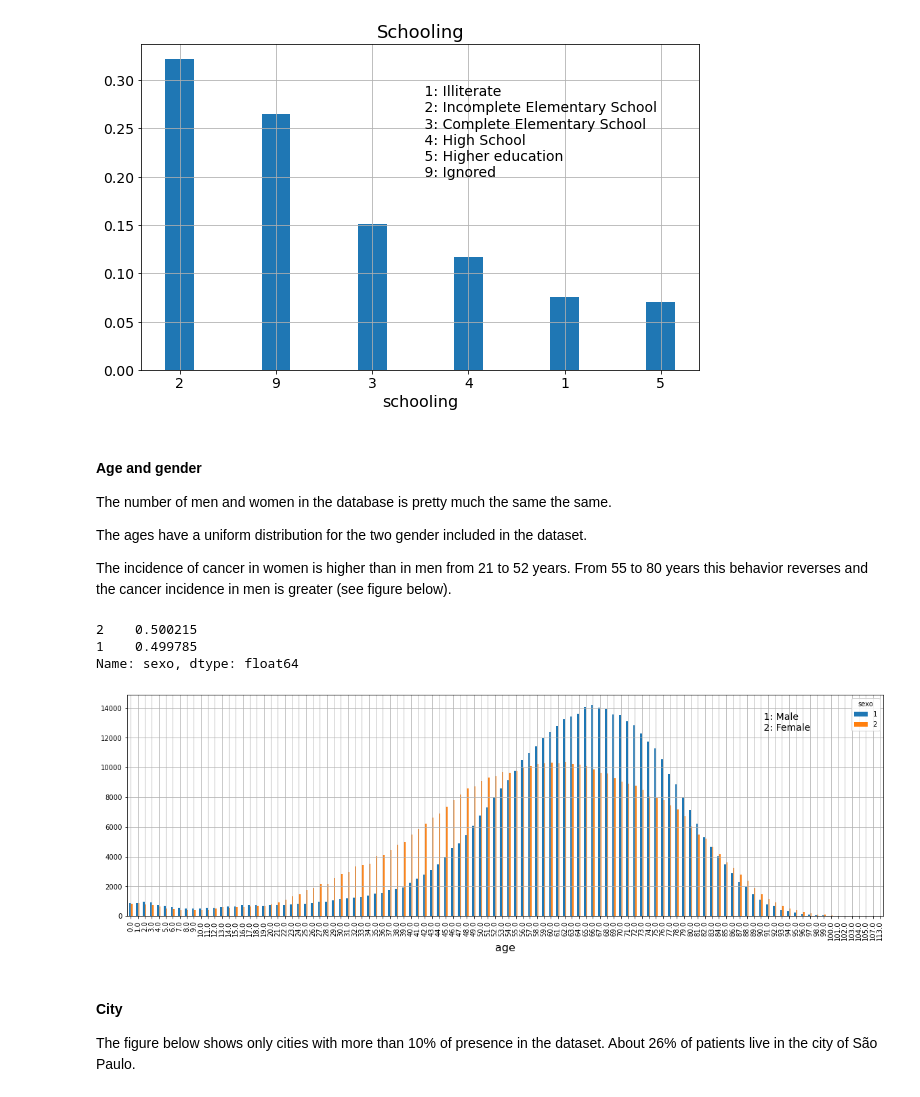
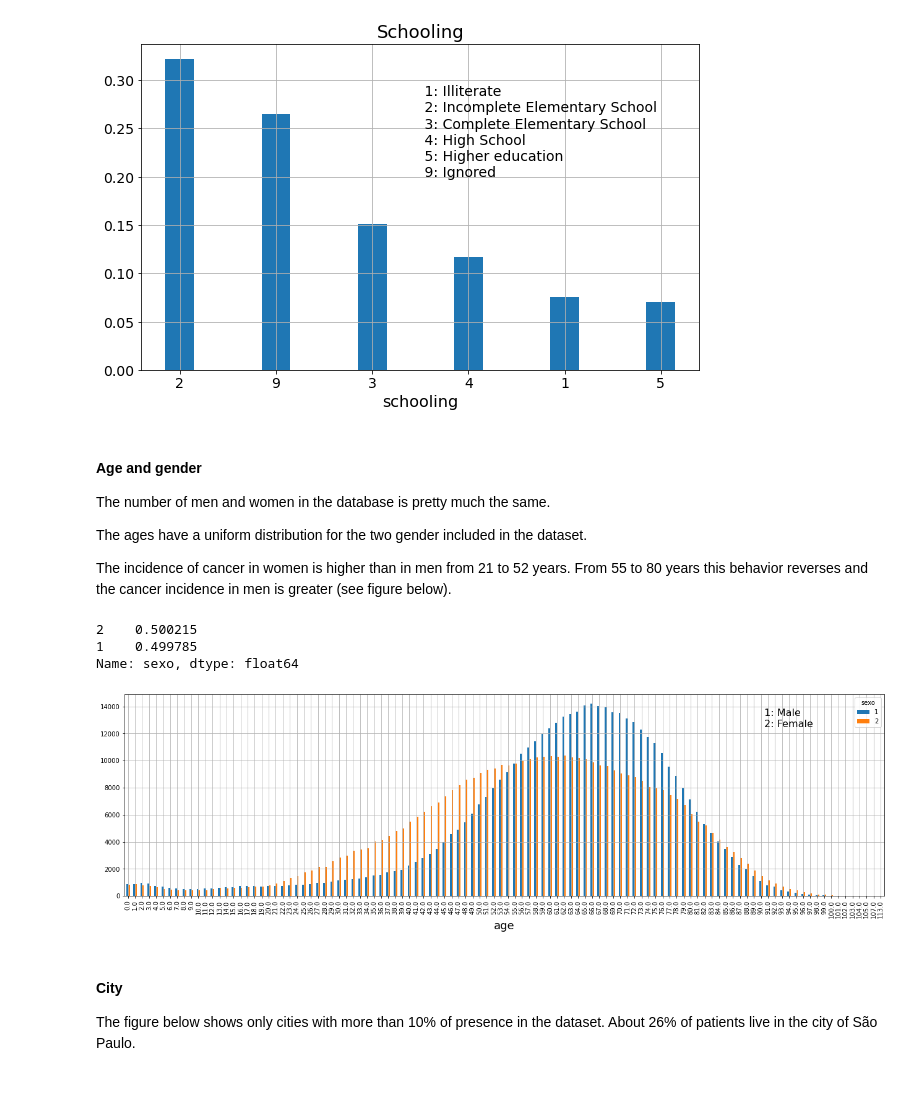
Before and after one commit to skepticalchemist/SP_Hospital_Registry_Cancer_Database, a Jupyter notebook: SP_Hospital_Registry_Cancer_Database.ipynb, the cells around one changed output. Drawn from its saved outputs; the diff is of its cells as text; code cells hidden in the pictures.

Commit message:
minor text corrections, changed topo by topogrup

```diff
--- a/SP_Hospital_Registry_Cancer_Database.ipynb
+++ b/SP_Hospital_Registry_Cancer_Database.ipynb
@@ -569,7 +569,7 @@ plt.show()
 # %% [markdown]
 #### Age and gender
 
-The number of men and women in the database is pretty much the same the same.
+The number of men and women in the database is pretty much the same.
 
 The ages have a uniform distribution for the two gender included in the dataset.
 
@@ -583,13 +583,13 @@ rhc['sexo'].value_counts(normalize=True)
 Name: sexo, dtype: float64
 # %%
 # age and gender trends
-rhc.groupby(['idade','sexo']).size().unstack().plot(kind='bar',stacked=False, rot=90, figsize=(20,6))
-plt.text(90, 12500,' 1: Male\n 2: Female', fontsize = 14)
-plt.xlabel("age", fontsize=16)
+rhc.groupby(['idade','sexo']).size().unstack().plot(kind='bar',stacked=False, rot=90, figsize=(22,6))
+plt.text(90, 12500,' 1: Male\n 2: Female', fontsize = 16)
+plt.xlabel("age", fontsize=18)
 plt.grid()
 plt.show()
 # %% [output]
-[figure, old version]
+[figure, new version]
 # %% [markdown]
 #### City
 
```
Also changed, not shown: parts of 70 cells of this notebook.
